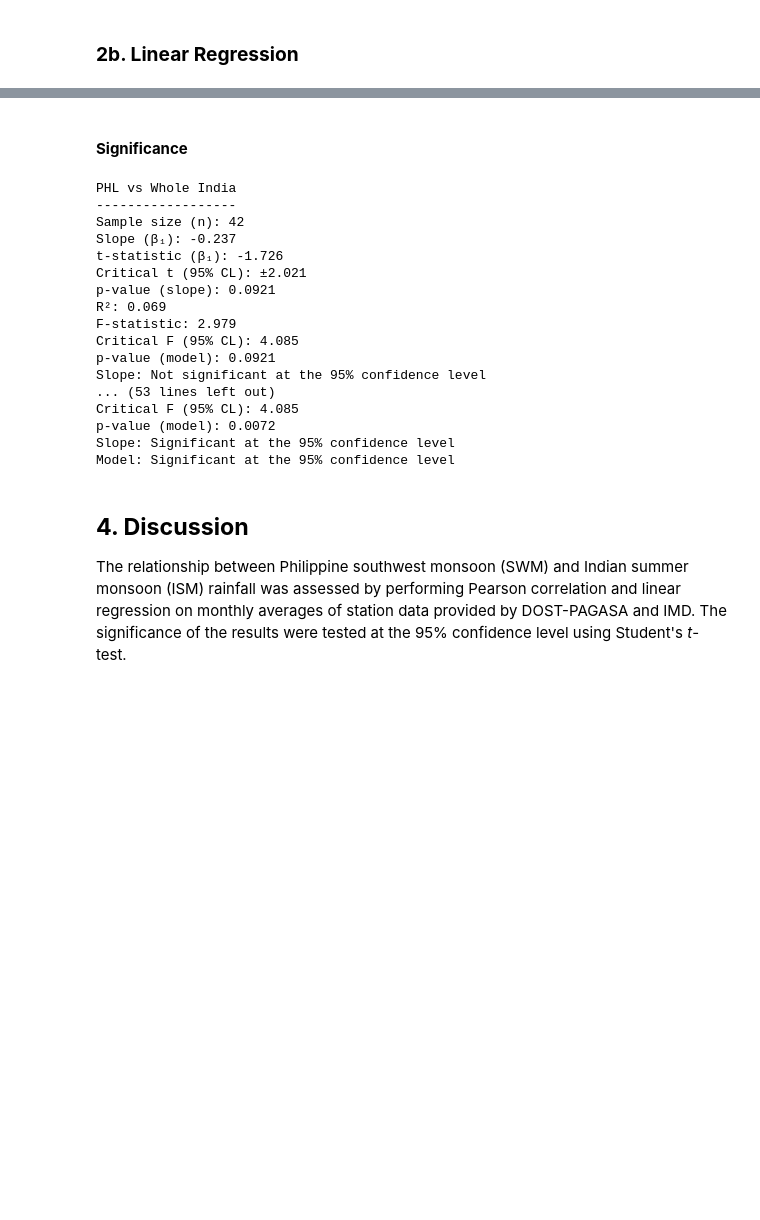
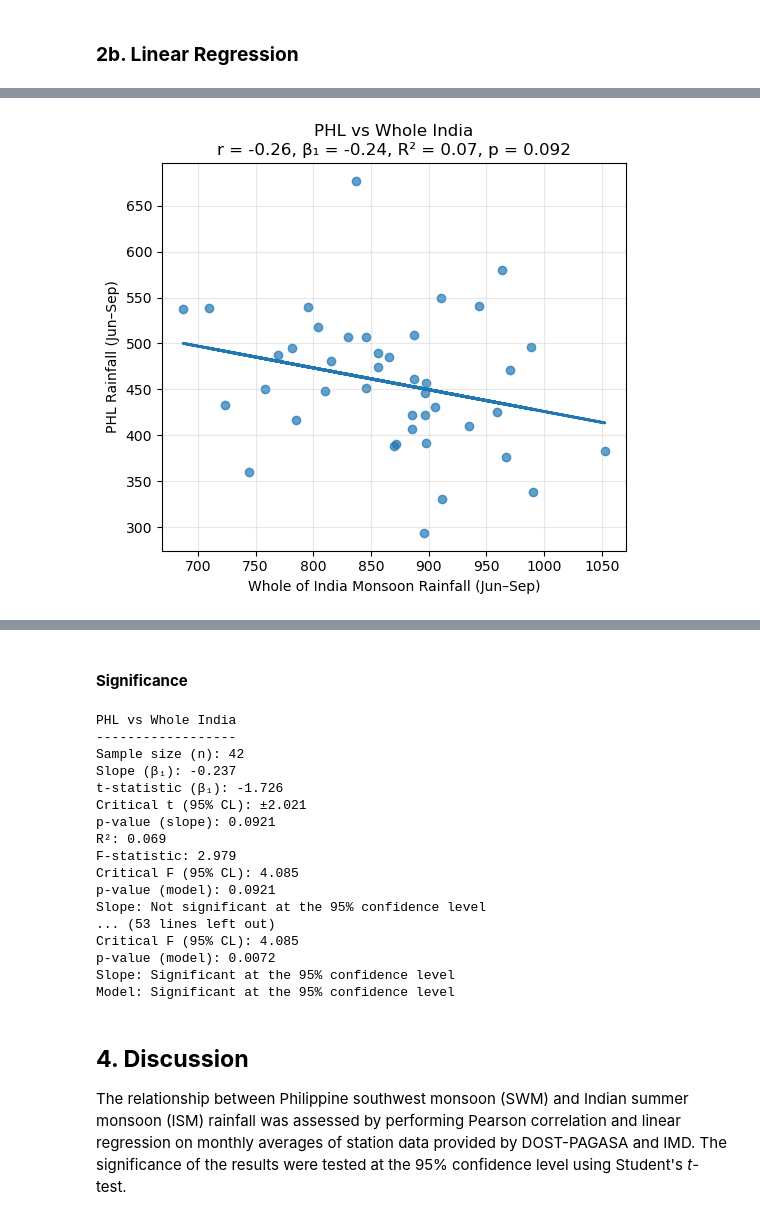
Before and after one commit to AleandraR/MS_Thesis_SWM, a Jupyter notebook: 02_notebooks/01a_INDvPHL_TimeSeries.ipynb, the cells around one changed output, grey strips where cells are left out. Saved outputs shown, nothing was run; the diff lists cells and outputs as text; code cells hidden in the pictures; blank space fills up the shorter version.

```diff
--- a/02_notebooks/01a_INDvPHL_TimeSeries.ipynb
+++ b/02_notebooks/01a_INDvPHL_TimeSeries.ipynb
@@ -633,0 +273,85 @@ plt.show()
+# %%
+outdir = r"C:\Users\Nitro 5\Documents\MS\Thesis\GitHub\MS_Thesis_SWM\06_figures\01_obj1"
+os.makedirs(outdir, exist_ok=True)
+
+regions = {
+    "Whole India": {
+        "df": ind["Whole_IND"],
+        "xlabel": "Whole of India Monsoon Rainfall (Jun–Sep)",
+        "fname": "PHL_vs_Whole_India_regression.png"
+    },
+    "Central India": {
+        "df": ind["Central_IND"],
+        "xlabel": "Central India Monsoon Rainfall (Jun–Sep)",
+        "fname": "PHL_vs_Central_India_regression.png"
+    },
+    "Northeastern India": {
+        "df": ind["NE_IND"],
+        "xlabel": "Northeastern India Monsoon Rainfall (Jun–Sep)",
+        "fname": "PHL_vs_NE_India_regression.png"
+    },
+    "Northwestern India": {
+        "df": ind["NW_IND"],
+        "xlabel": "Northwestern India Monsoon Rainfall (Jun–Sep)",
+        "fname": "PHL_vs_NW_India_regression.png"
+    },
+    "Peninsular India": {
+        "df": ind["Peninsula_IND"],
+        "xlabel": "Peninsular India Monsoon Rainfall (Jun–Sep)",
+        "fname": "PHL_vs_Peninsular_India_regression.png"
+    }
+}
+
+for name, meta in regions.items():
+
+    # Merge data
+    df = pd.merge(
+        phl[["Year", "annual"]],
+        meta["df"][["Year", "Monsoon Season"]],
+        on="Year",
+        how="inner"
+    )
+
+    x = df["Monsoon Season"]
+    y = df["annual"]
+
+    # Pearson (for annotation consistency)
+    r, _ = pearsonr(y, x)
+
+    # OLS regression
+    X = sm.add_constant(x)
+    model = sm.OLS(y, X).fit()
+
+    beta0 = model.params["const"]
+    beta1 = model.params["Monsoon Season"]
+    p_beta1 = model.pvalues["Monsoon Season"]
+    r2 = model.rsquared
+
+    # Print summary
+    print(f"PHL vs {name} (1979–2020)")
+    print(f"Slope (β₁)     = {beta1:.3f}, p = {p_beta1:.4f}")
+    print(f"Intercept (β₀) = {beta0:.3f}")
+    print(f"R²             = {r2:.3f}")
+    print("-" * 50)
+
+    # Plot
+    plt.figure(figsize=(5.5, 5))
+    plt.scatter(x, y, alpha=0.7)
+    plt.plot(x, beta0 + beta1 * x, linewidth=2)
+
+    plt.xlabel(meta["xlabel"])
+    plt.ylabel("PHL Rainfall (Jun–Sep)")
+    plt.title(
+        f"PHL vs {name}\n"
+        f"r = {r:.2f}, β₁ = {beta1:.2f}, R² = {r2:.2f}, p = {p_beta1:.3f}"
+    )
+
+    plt.grid(alpha=0.3)
+    plt.tight_layout()
+
+    # Save
+    savepath = os.path.join(outdir, meta["fname"])
+    plt.savefig(savepath, dpi=300)
+    plt.show()
+    plt.close()
+# %% [output]
@@ -633,0 +363 @@ plt.show()
+[figure, added]
```
Also changed, not shown: parts of 35 cells of this notebook.
